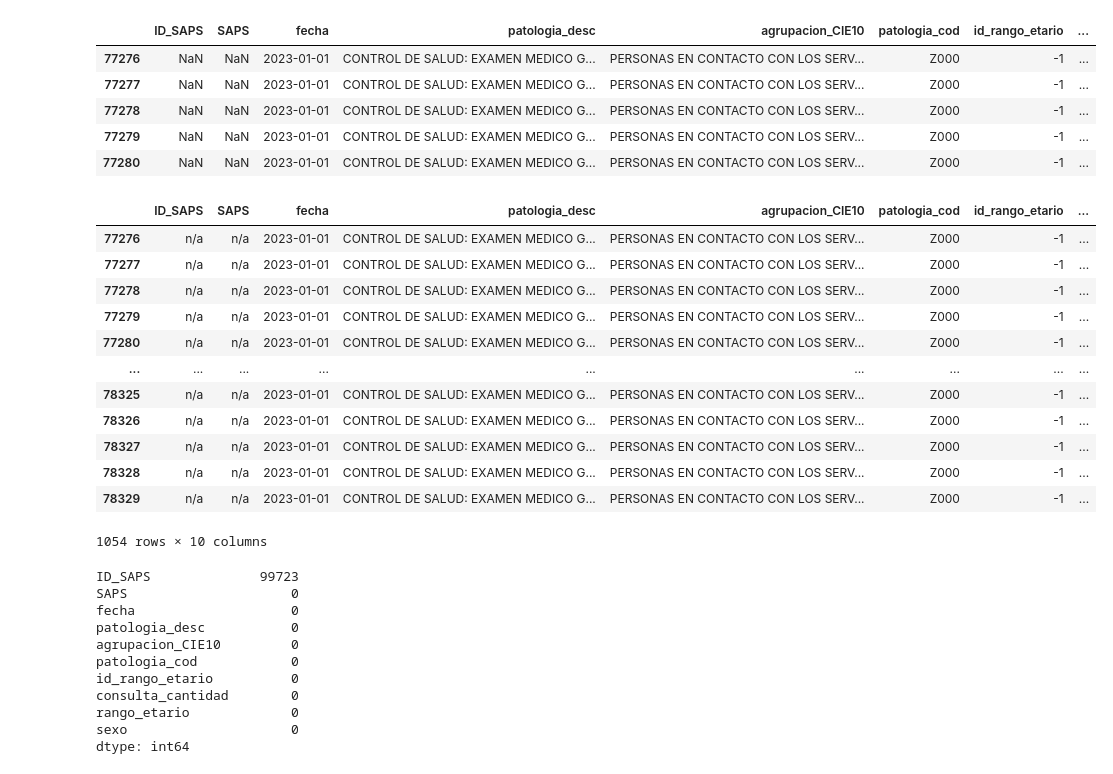
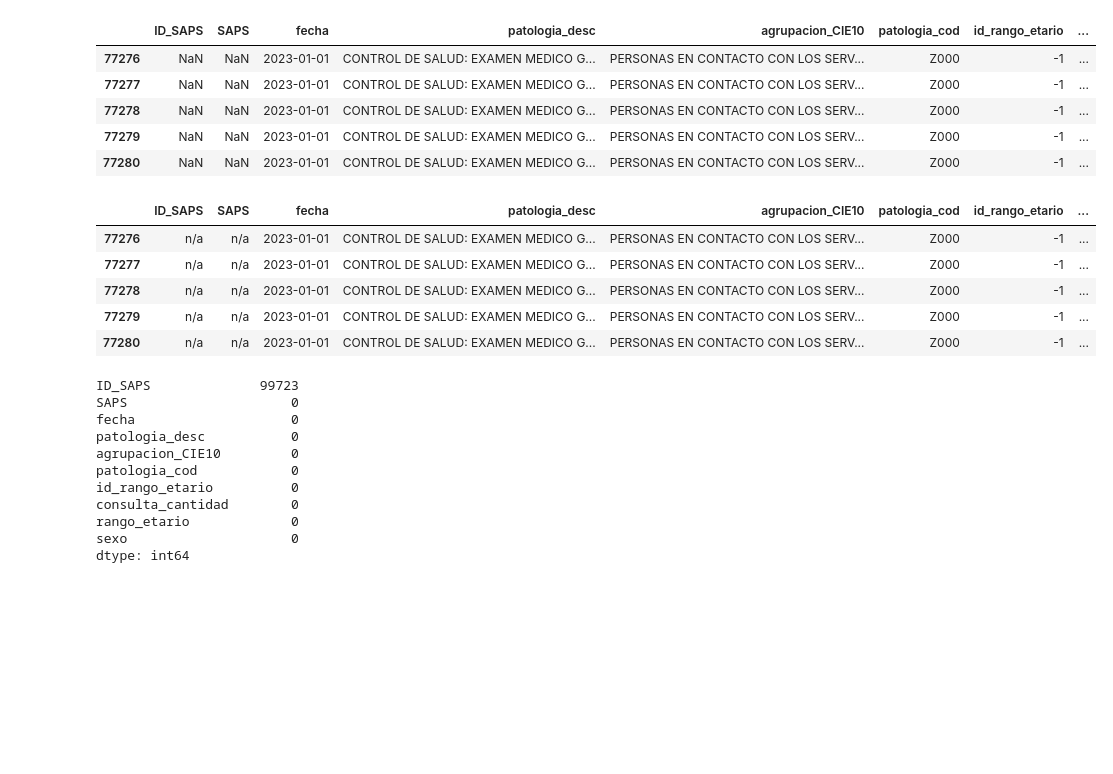
Before and after one commit to eme-19-87/DataAnalytics_Patologias_SAPS_Ctes, a Jupyter notebook: notebooks/transform/clean.ipynb, the cells around one changed output. Saved outputs shown, nothing was run; the diff lists cells and outputs as text; code cells hidden in the pictures; blank space fills up the shorter version.

Commit message:
Control de la etapa de limpieza. Se arreglaron algunos errores. Revisar los csv nuevo para usarlos en sql

```diff
--- a/notebooks/transform/clean.ipynb
+++ b/notebooks/transform/clean.ipynb
@@ -273,3 +341,5 @@ Empecemos analizando las situaciones en las que tanto el código de la patologí
 # %%
-df_pato.iloc[df_pato[(df_pato['agrupacion_CIE10'].isnull()) & (df_pato['patologia_cod'].isnull())].index].head()
+#df_pato.iloc[df_pato[(df_pato['agrupacion_CIE10'].isnull()) & (df_pato['patologia_cod'].isnull())].index].head()
+indices=df_pato[(df_pato['agrupacion_CIE10'].isnull()) & (df_pato['patologia_cod'].isnull()) & (df_pato['patologia_desc'].isnull())].index
+indices
 # %% [output]
@@ -284,3 +352,4 @@ Con los índices, sabemos en cuales registros se cumple la condición. Lo que qu
 # %%
 #modifico los valores nan a "n/a" para indicar la ausencia de valores para esos campos
-df_pato.iloc[df_pato[(df_pato['agrupacion_CIE10'].isnull()) & (df_pato['patologia_cod'].isnull())].index,3:6]="n/a"
+df_pato.iloc[indices,3:6]="n/a"
+df_pato.iloc[indices]
@@ -477,10 +595,10 @@ df_pato.iloc[index_etario].head()
 # %% [markdown]
 Ahora, queremos que la columna "rango_etario" tenga el valor 'n/a' para los índices encontrados. Eso lo hacemos de la siguiente forma
 # %%
-#salvo el índice para mostrar que funciona
-index_etario_save=index_etario
-df_pato.iloc[index_etario_save,6:9:2]='n/a'
-df_pato.iloc[index_etario_save]
+#Cambiamos los valores del rango etario con NaN en 'n/a'. A la vez, cambio también el campo id_rango_etario
+#pertinente a 'n/a'. Esto es así porque un rango etario con 'n/a' no debería tener un id que lo identifique, a priori.
+df_pato.iloc[index_etario,6:9:2]='n/a'
+df_pato.iloc[index_etario]
 # %% [output]
 |  | ID_SAPS | SAPS | fecha | patologia_desc | agrupacion_CIE10 | patologia_cod | id_rango_etario | ... |
 | 674 | NaN | DR. ANIBAL MALVIDO | 2020-01-01 | ANEMIAS POR DEFICIENCIA DE HIERRO | ANEMIAS NUTRICIONALES | D50 | n/a | ... |
@@ -547,7 +684,7 @@ dic_rango_etario={
     'n/a':-1
 }
 
-df_pato['id_rango_etario']=df_pato['rango_etario'].replace(dic_rango_etario)
+df_pato['id_rango_etario']=df_pato['rango_etario'].str.strip().replace(dic_rango_etario)
 df_pato['id_rango_etario'].unique()
 # %% [output]
 array([ 1,  2,  3,  4,  5,  6,  7, -1], dtype=int64)
@@ -642,22 +779,15 @@ df_pato.iloc[indices_saps].head()
 # %%
 #para los casos donde no haya id_saps ni saps (ni id, ni nombre del saps)
 #rellenamos ambos campos con 'n/a' para indicar ausencia de datos
 df_pato.iloc[indices_saps,0:2]='n/a'
-df_pato.iloc[indices_saps]
+df_pato.iloc[indices_saps].head()
 # %% [output]
 |  | ID_SAPS | SAPS | fecha | patologia_desc | agrupacion_CIE10 | patologia_cod | id_rango_etario | ... |
 | 77276 | n/a | n/a | 2023-01-01 | CONTROL DE SALUD: EXAMEN MEDICO G... | PERSONAS EN CONTACTO CON LOS SERV... | Z000 | -1 | ... |
 | 77277 | n/a | n/a | 2023-01-01 | CONTROL DE SALUD: EXAMEN MEDICO G... | PERSONAS EN CONTACTO CON LOS SERV... | Z000 | -1 | ... |
 | 77278 | n/a | n/a | 2023-01-01 | CONTROL DE SALUD: EXAMEN MEDICO G... | PERSONAS EN CONTACTO CON LOS SERV... | Z000 | -1 | ... |
 | 77279 | n/a | n/a | 2023-01-01 | CONTROL DE SALUD: EXAMEN MEDICO G... | PERSONAS EN CONTACTO CON LOS SERV... | Z000 | -1 | ... |
 | 77280 | n/a | n/a | 2023-01-01 | CONTROL DE SALUD: EXAMEN MEDICO G... | PERSONAS EN CONTACTO CON LOS SERV... | Z000 | -1 | ... |
-| ... | ... | ... | ... | ... | ... | ... | ... | ... |
-| 78325 | n/a | n/a | 2023-01-01 | CONTROL DE SALUD: EXAMEN MEDICO G... | PERSONAS EN CONTACTO CON LOS SERV... | Z000 | -1 | ... |
-| 78326 | n/a | n/a | 2023-01-01 | CONTROL DE SALUD: EXAMEN MEDICO G... | PERSONAS EN CONTACTO CON LOS SERV... | Z000 | -1 | ... |
-| 78327 | n/a | n/a | 2023-01-01 | CONTROL DE SALUD: EXAMEN MEDICO G... | PERSONAS EN CONTACTO CON LOS SERV... | Z000 | -1 | ... |
-| 78328 | n/a | n/a | 2023-01-01 | CONTROL DE SALUD: EXAMEN MEDICO G... | PERSONAS EN CONTACTO CON LOS SERV... | Z000 | -1 | ... |
-| 78329 | n/a | n/a | 2023-01-01 | CONTROL DE SALUD: EXAMEN MEDICO G... | PERSONAS EN CONTACTO CON LOS SERV... | Z000 | -1 | ... |
-1054 rows × 10 columns
 # %%
 df_pato.isnull().sum()
 # %% [output]
```
Also changed, not shown: parts of 67 cells of this notebook, 4 other files.
